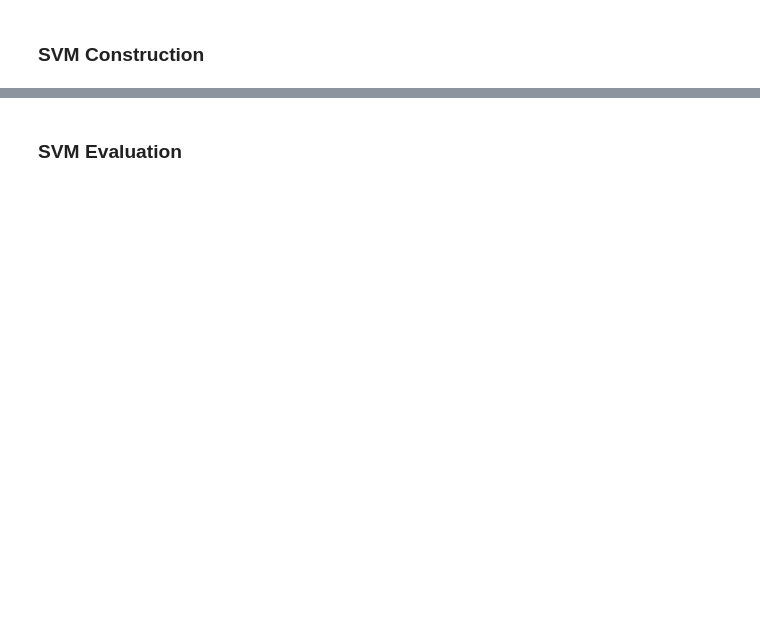
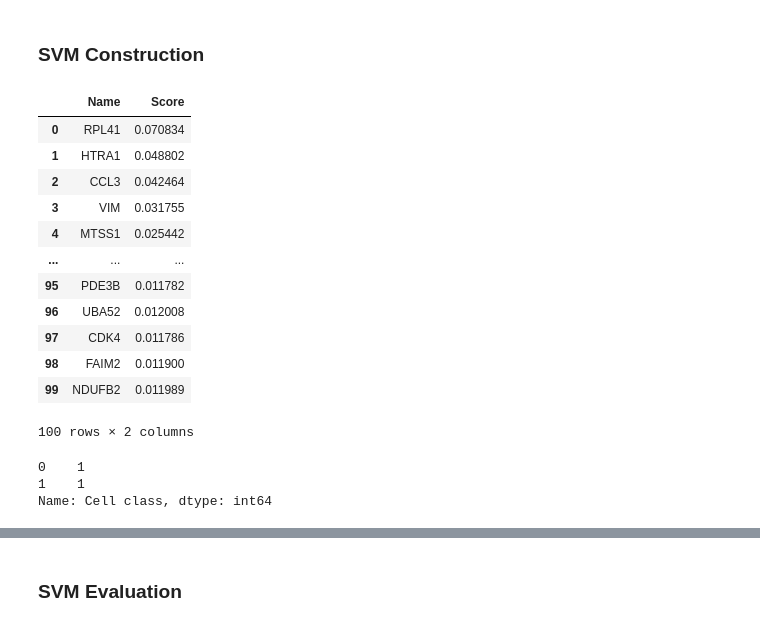
Before and after one commit to Dparanou/signle-cell-glioblastoma-analysis, a Jupyter notebook: pipeline.ipynb, the cells around one changed output, grey strips where cells are left out. Saved outputs shown, nothing was run; the diff lists cells and outputs as text; code cells hidden in the pictures; blank space fills up the shorter version.

Commit message:
implement mrmr in R, svms in python and update .gitignore

```diff
--- a/pipeline.ipynb
+++ b/pipeline.ipynb
@@ -192,0 +177,23 @@ for i in range(1, 101):
+# %%
+mrmr_features = pd.read_csv('mrmr_features.txt', sep=" ")
+mrmr_features
+# %% [output]
+|  | Name | Score |
+| 0 | RPL41 | 0.070834 |
+| 1 | HTRA1 | 0.048802 |
+| 2 | CCL3 | 0.042464 |
+| 3 | VIM | 0.031755 |
+| 4 | MTSS1 | 0.025442 |
+| ... | ... | ... |
+| 95 | PDE3B | 0.011782 |
+| 96 | UBA52 | 0.012008 |
+| 97 | CDK4 | 0.011786 |
+| 98 | FAIM2 | 0.011900 |
+| 99 | NDUFB2 | 0.011989 |
+100 rows × 2 columns
+# %%
+labels.loc[[0,1]]
+# %% [output]
+0    1
+1    1
+Name: Cell class, dtype: int64
```
Also changed, not shown: parts of 11 cells of this notebook, 6 other files.
